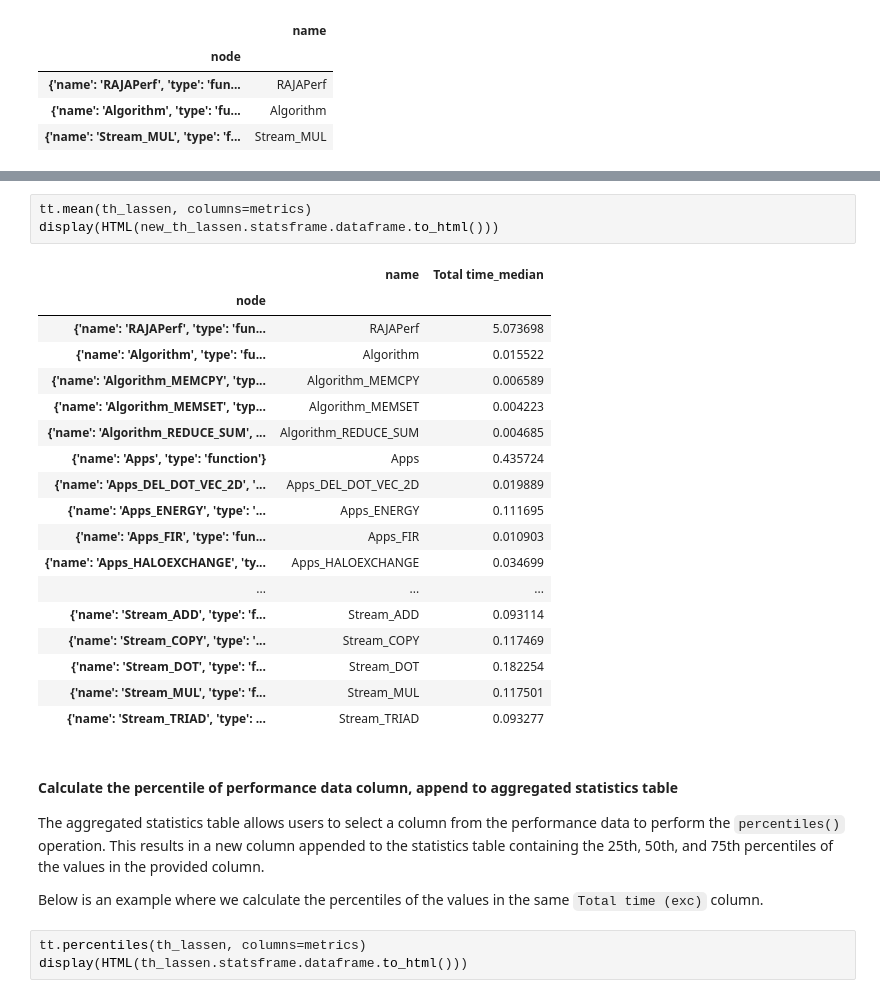
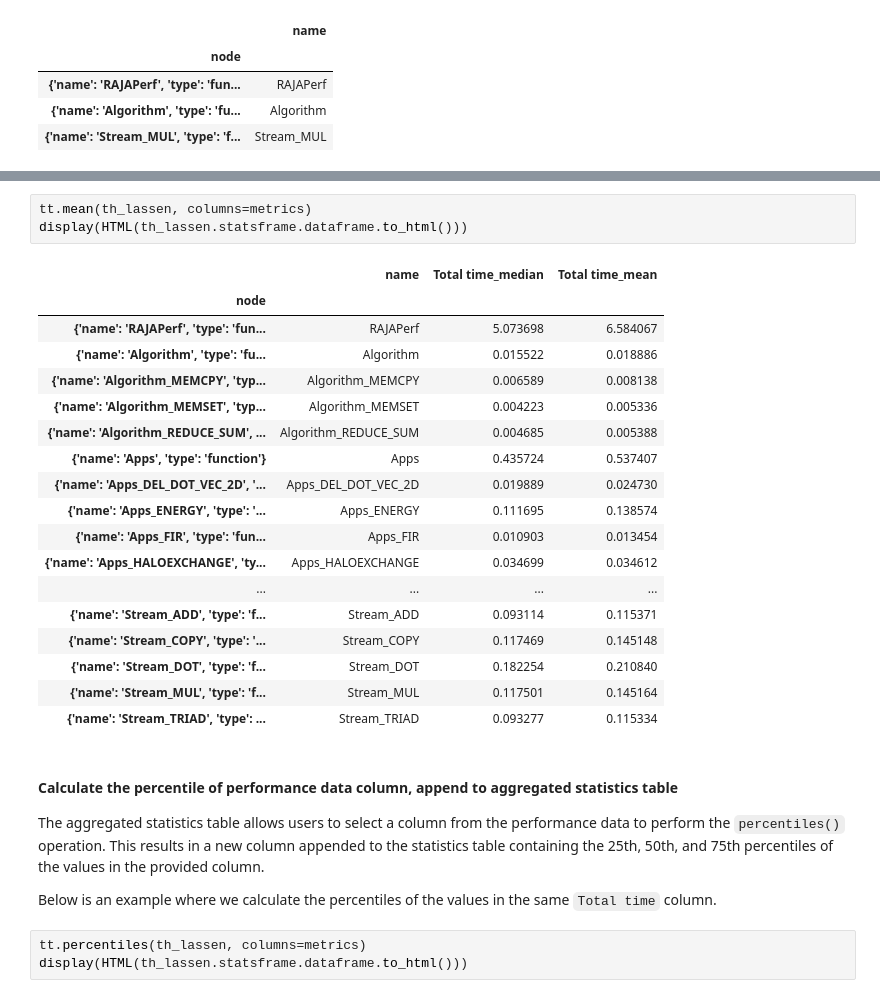
Before and after one commit to LLNL/thicket-tutorial, a Jupyter notebook: notebooks/01_thicket_tutorial.ipynb, the cells around one changed output, grey strips where cells are left out. Saved outputs shown, nothing was run; the diff lists cells and outputs as text.

```diff
--- a/notebooks/01_thicket_tutorial.ipynb
+++ b/notebooks/01_thicket_tutorial.ipynb
@@ -293,32 +292,32 @@ display(HTML(new_th_lassen.statsframe.dataframe.to_html()))
 | {'name': 'Stream_TRIAD', 'type': ... | Stream_TRIAD | 0.093277 |
 # %%
 tt.mean(th_lassen, columns=metrics)
-display(HTML(new_th_lassen.statsframe.dataframe.to_html()))
+display(HTML(th_lassen.statsframe.dataframe.to_html()))
 # %% [output]
-|  | name | Total time_median |
-| node |  |  |
-| {'name': 'RAJAPerf', 'type': 'fun... | RAJAPerf | 5.073698 |
-| {'name': 'Algorithm', 'type': 'fu... | Algorithm | 0.015522 |
-| {'name': 'Algorithm_MEMCPY', 'typ... | Algorithm_MEMCPY | 0.006589 |
-| {'name': 'Algorithm_MEMSET', 'typ... | Algorithm_MEMSET | 0.004223 |
-| {'name': 'Algorithm_REDUCE_SUM', ... | Algorithm_REDUCE_SUM | 0.004685 |
-| {'name': 'Apps', 'type': 'function'} | Apps | 0.435724 |
-| {'name': 'Apps_DEL_DOT_VEC_2D', '... | Apps_DEL_DOT_VEC_2D | 0.019889 |
-| {'name': 'Apps_ENERGY', 'type': '... | Apps_ENERGY | 0.111695 |
-| {'name': 'Apps_FIR', 'type': 'fun... | Apps_FIR | 0.010903 |
-| {'name': 'Apps_HALOEXCHANGE', 'ty... | Apps_HALOEXCHANGE | 0.034699 |
-| ... | ... | ... |
-| {'name': 'Stream_ADD', 'type': 'f... | Stream_ADD | 0.093114 |
-| {'name': 'Stream_COPY', 'type': '... | Stream_COPY | 0.117469 |
-| {'name': 'Stream_DOT', 'type': 'f... | Stream_DOT | 0.182254 |
-| {'name': 'Stream_MUL', 'type': 'f... | Stream_MUL | 0.117501 |
-| {'name': 'Stream_TRIAD', 'type': ... | Stream_TRIAD | 0.093277 |
+|  | name | Total time_median | Total time_mean |
+| node |  |  |  |
+| {'name': 'RAJAPerf', 'type': 'fun... | RAJAPerf | 5.073698 | 6.584067 |
+| {'name': 'Algorithm', 'type': 'fu... | Algorithm | 0.015522 | 0.018886 |
+| {'name': 'Algorithm_MEMCPY', 'typ... | Algorithm_MEMCPY | 0.006589 | 0.008138 |
+| {'name': 'Algorithm_MEMSET', 'typ... | Algorithm_MEMSET | 0.004223 | 0.005336 |
+| {'name': 'Algorithm_REDUCE_SUM', ... | Algorithm_REDUCE_SUM | 0.004685 | 0.005388 |
+| {'name': 'Apps', 'type': 'function'} | Apps | 0.435724 | 0.537407 |
+| {'name': 'Apps_DEL_DOT_VEC_2D', '... | Apps_DEL_DOT_VEC_2D | 0.019889 | 0.024730 |
+| {'name': 'Apps_ENERGY', 'type': '... | Apps_ENERGY | 0.111695 | 0.138574 |
+| {'name': 'Apps_FIR', 'type': 'fun... | Apps_FIR | 0.010903 | 0.013454 |
+| {'name': 'Apps_HALOEXCHANGE', 'ty... | Apps_HALOEXCHANGE | 0.034699 | 0.034612 |
+| ... | ... | ... | ... |
+| {'name': 'Stream_ADD', 'type': 'f... | Stream_ADD | 0.093114 | 0.115371 |
+| {'name': 'Stream_COPY', 'type': '... | Stream_COPY | 0.117469 | 0.145148 |
+| {'name': 'Stream_DOT', 'type': 'f... | Stream_DOT | 0.182254 | 0.210840 |
+| {'name': 'Stream_MUL', 'type': 'f... | Stream_MUL | 0.117501 | 0.145164 |
+| {'name': 'Stream_TRIAD', 'type': ... | Stream_TRIAD | 0.093277 | 0.115334 |
 # %% [markdown]
 #### Calculate the percentile of performance data column, append to aggregated statistics table
 
 The aggregated statistics table allows users to select a column from the performance data to perform the `percentiles()` operation. This results in a new column appended to the statistics table containing the 25th, 50th, and 75th percentiles of the values in the provided column.
 
-Below is an example where we calculate the percentiles of the values in the same `Total time (exc)` column.
+Below is an example where we calculate the percentiles of the values in the same `Total time` column.
 # %%
 tt.percentiles(th_lassen, columns=metrics)
 display(HTML(th_lassen.statsframe.dataframe.to_html()))
```
Also changed, not shown: parts of 14 cells of this notebook.
